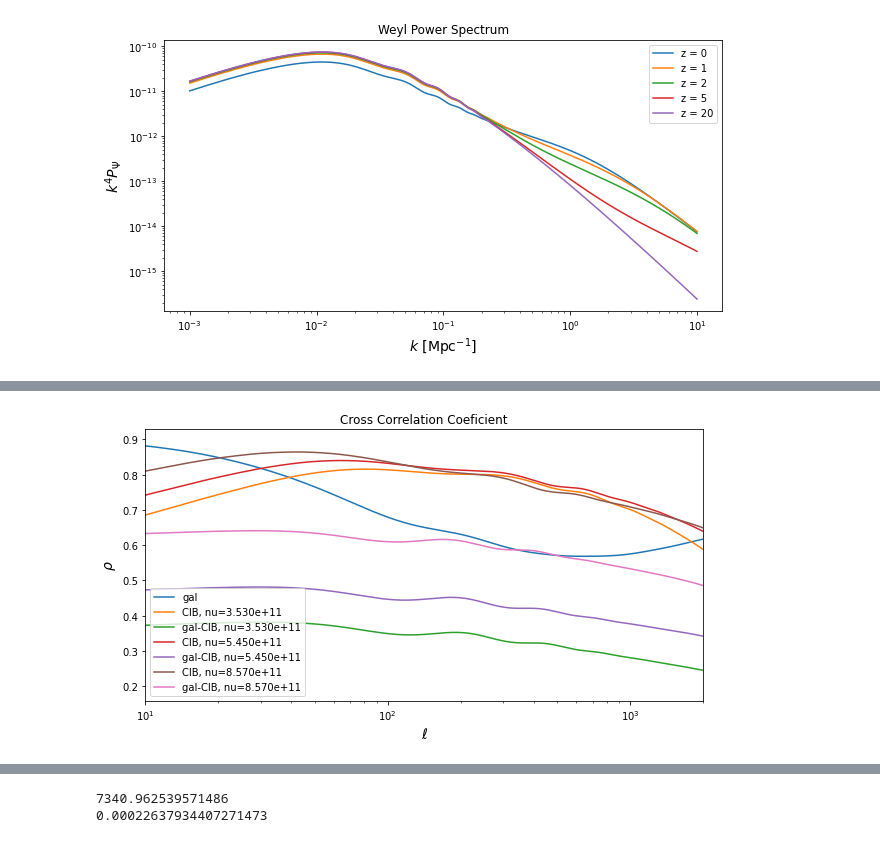
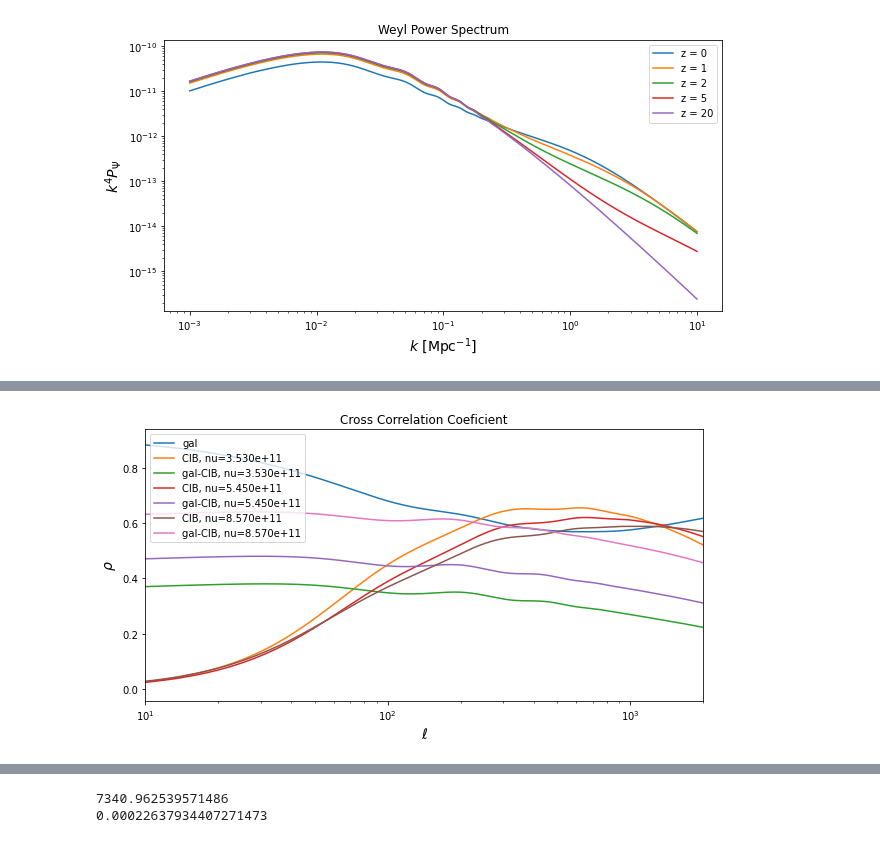
Before and after one commit to mfrobertson/omegaQE, a Jupyter notebook: kkomega/LSS.ipynb, the cells around one changed output, grey strips where cells are left out. Drawn from its saved outputs; the diff is of its cells as text; code cells hidden in the pictures.

```diff
--- a/kkomega/LSS.ipynb
+++ b/kkomega/LSS.ipynb
@@ -219,0 +366,36 @@ plt.show()
+# %%
+Chi_str = cosmo.get_chi_star()
+ellmax = 4000
+ells = np.arange(2, ellmax + 1, 1)
+plt.figure()
+Cl_kk = power.get_kappa_ps(ells)
+_noise=Noise()
+N0_file = "cache/_N0/N0_foreground_SO_all_base_qe_MV.npy"
+_noise.setup_cmb_noise(N0_file, cmb_offset=2)
+N_kk = _noise.get_N0("phi", ellmax=ellmax, tidy=True, ell_factors=False)[ells]
+Cl_gg = power.get_gal_ps(ells)
+N_gg = _noise.get_gal_shot_N(ellmax=ellmax)[ells]
+plt.semilogy(ells, Cl_kk+N_kk, label="CMB")
+nu = 353e9
+N_II = _noise.get_cib_shot_N(nu, ellmax=ellmax)[ells]
+N_dust = _noise.get_dust_N(nu, ellmax=ellmax)[ells]
+Cl_Ig = power.get_cib_gal_ps(ells, nu)
+plt.semilogy(ells, Cl_Ig, label=f"CIBxgal")
+Cl_Ik = power.get_cib_kappa_ps(ells, nu, Chi_str)
+plt.semilogy(ells, Cl_Ik, label=f"CIBxCMB")
+Cl_II = power.get_cib_ps(ells, nu)
+plt.semilogy(ells, Cl_II+N_II+N_dust, label=f"CIB, nu={nu:.2E}")
+nu = 857e9
+N_II = _noise.get_cib_shot_N(nu, ellmax=ellmax)[ells]
+N_dust = _noise.get_dust_N(nu, ellmax=ellmax)[ells]
+Cl_II = power.get_cib_ps(ells, nu)
+plt.semilogy(ells, Cl_II+N_II+N_dust, label=f"CIB, nu={nu:.2E}")
+plt.semilogy(ells, Cl_gg+N_gg, label=f"gal")
+plt.semilogy(ells, Cl_gk, label="galxCMB")
+plt.xlim(100,2000)
+plt.ylim(1e-10, 2e-6)
+plt.ylabel("$C_{\ell}$", fontsize=14)
+plt.xlabel("$\ell$", fontsize=14)
+plt.title("Power Spectra + Noise")
+plt.legend()
+plt.show()
@@ -220,29 +404,27 @@ plt.show()
 # %%
-plt.rc('figure', facecolor='w')
-_noise=Noise()
 N_g = _noise.get_gal_shot_N()
 Cl_gg = power.get_gal_ps(ells)
 Cl_gI = power.get_cib_gal_ps(ells)
 Cl_gk = power.get_gal_kappa_ps(ells)
 Cl_kk = power.get_kappa_ps(ells)
 corr_gg = Cl_gk/(np.sqrt((Cl_gg + N_g[ells])*Cl_kk))
 plt.semilogx(ells, corr_gg, label="gal")
 nus = [353e9, 545e9, 857e9]
-#nus = [353e9]
 for nu in nus:
     N_cib = _noise.get_cib_shot_N(nu=nu)
+    N_dust = _noise.get_dust_N(nu)
     Cl_Ik = power.get_cib_kappa_ps(ells, nu, Chi_str)
     Cl_II = power.get_cib_ps(ells, nu)
-    corr_II = Cl_Ik/(np.sqrt((Cl_II+N_cib[ells])*Cl_kk))
+    corr_II = Cl_Ik/(np.sqrt((Cl_II+N_cib[ells]+N_dust[ells])*Cl_kk))
     plt.semilogx(ells, corr_II, label=f"CIB, nu={nu:.3e}")
     Cl_gI = power.get_cib_gal_ps(ells, nu=nu)
     corr_gI = Cl_gI/(np.sqrt((Cl_gg + N_g[ells])*(Cl_II + N_cib[ells])))
     plt.semilogx(ells, corr_gI, label=f"gal-CIB, nu={nu:.3e}")
 plt.ylabel(r"$\rho$", fontsize=14)
 plt.xlabel("$\ell$", fontsize=14)
 plt.xlim(10,2000)
 plt.legend()
 plt.title("Cross Correlation Coeficient")
 plt.show()
 # %% [output]
-[figure, old version]
+[figure, new version]
```
Also changed, not shown: parts of 35 cells of this notebook, 3 other files.
